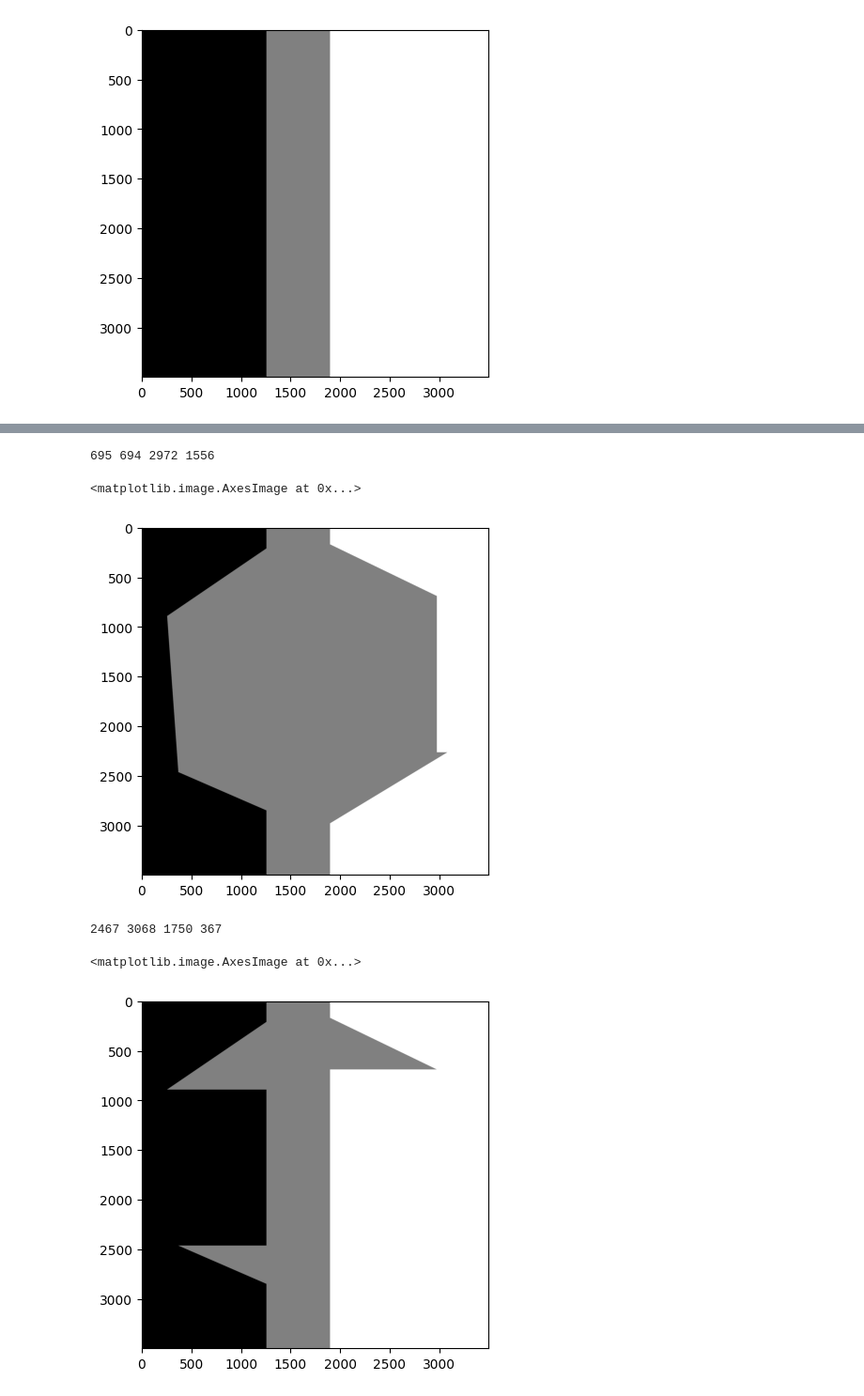
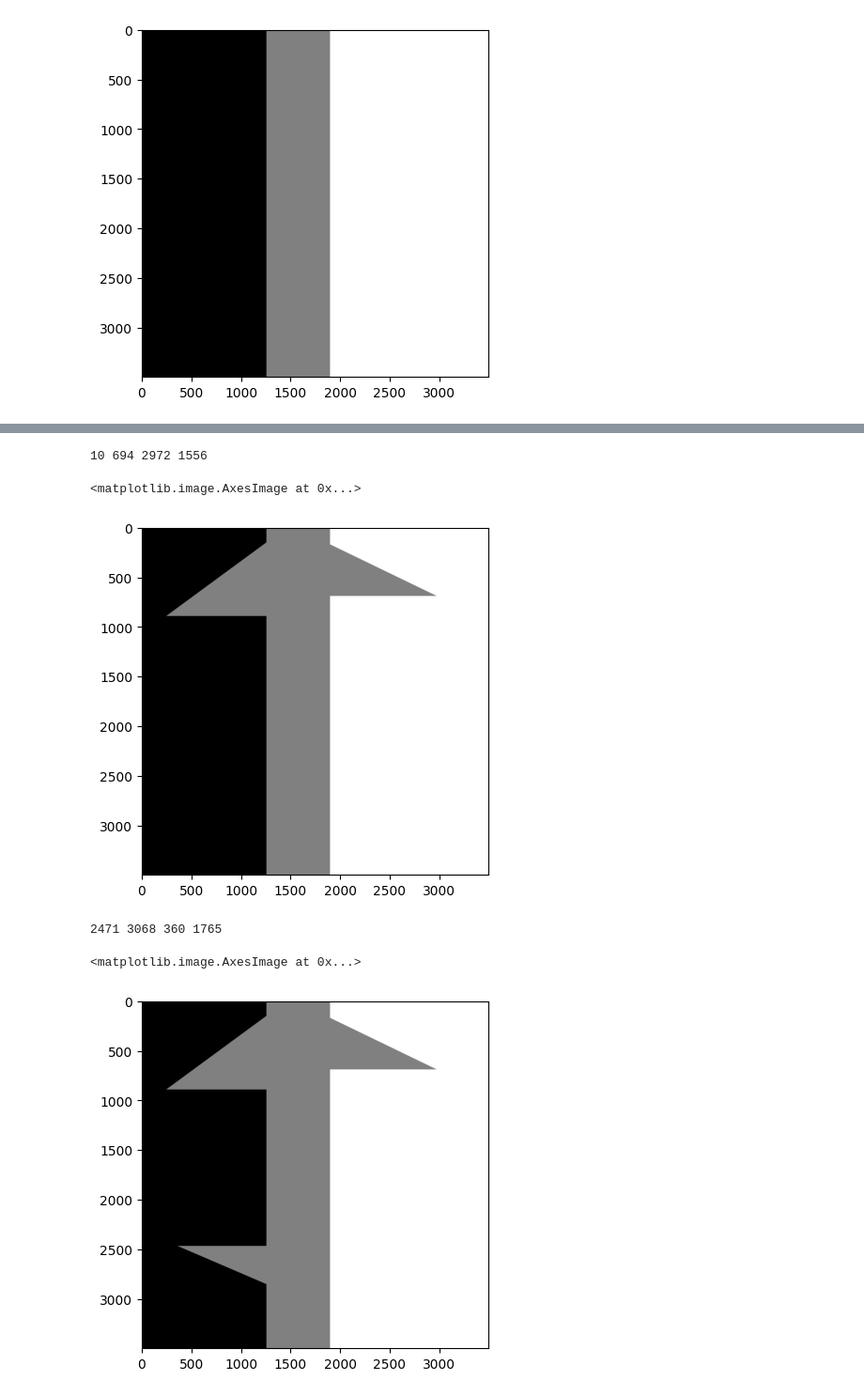
Before and after one commit to the-dennis-lab/labwide_rig, a Jupyter notebook: notebooks/generate_csv_tilepoints.ipynb, the cells around one changed output, grey strips where cells are left out. Shown at 94% size. Drawn from its saved outputs; the diff is of its cells as text; code cells hidden in the pictures.

```diff
--- a/notebooks/generate_csv_tilepoints.ipynb
+++ b/notebooks/generate_csv_tilepoints.ipynb
@@ -253,12 +254,20 @@ plt.imshow(new_ax.astype('uint8'))
 # %%
 
 # get top left triangle filled as 128
+[a,b,c,ax_b1]=utils.get_relative_vals(new_csv,"B1","B4",0)
+# want intersect of A1_top_ls/100 and ax_b1 - 60 as the top
 ls_low = int(A1_top_ls/100) #int((A1c[0]-10900)/100)
-ls_high = int((A1_top_ls+88680)/100) #a
-ax_low =  int((A1_top_ax-130203)/100) #int((A1c[1]-129900)/100) #c
+ls_high = int((A1_top_ls+88580)/100) #a
+ax_low =  int((A1_top_ax-130950)/100) #int((A1c[1]-129900)/100) #c
 ax_high = int(A1_top_ax/100) #int((A1c[1]-700)/100)
 print(ls_low,ls_high,ax_low,ax_high)
-[lss,axs] = utils.getpoints((ls_high,ax_low),(ls_low,ax_high+1)) # returns integer locations on line
+[lss,axs] = utils.getpoints((ls_high,ax_low),(ls_low,ax_high)) # returns integer locations on line
+# find intersect and use this
+for val in zip(lss,axs):
+    if val[1]==ax_b1:
+        ls_new=val[0]
+#-60 below is from empirical observation 2025.03.29 by ejd
+[lss,axs] = utils.getpoints((ls_high,ax_low),(ls_new-60,ax_b1+1)) # returns integer locations on line
 # fill from val to high_ls, ax-1 to ax
 for i in np.arange(1,len(lss)):
     if axs[i]<3500:
@@ -284,29 +293,29 @@ for i in np.arange(1,len(lss)):
         new_ax[lss[i]:ls_high,axs[i-1]:axs[i]]=128
 plt.imshow(new_ax.astype('uint8'))
 # %% [output]
-695 694 2972 1556
+10 694 2972 1556
 <matplotlib.image.AxesImage at 0x...>
-[figure, old version]
+[figure, new version]
 # %%
 # fill bottom left triangle
-ls_low = int((A1_top_ls+245680)/100) #b #int((A1c[0]+236900)/100) I think M1
-ls_high = int((A1_top_ls+305760)/100)#int(Q1c[0]/100) #int((A1c[0]+294800)/100)
+ls_low = int((A1_top_ls+246030)/100) #was int((A1_top_ls+245040)/100)
+ls_high = int((A1_top_ls+305760)/100) #int(Q1c[0]/100) #int((A1c[0]+294800)/100)
 if ls_high > 3080:
     ls_high = 3080
-ax_high = int((A1_top_ax-118912)/100) #int(Q1c[1]/100)
-ax_low =int((A1_top_ax+19410)/100)
+ax_low = int((A1_top_ax-119612)/100) #was -118912
+ax_high =int((A1_top_ax+20910)/100) #was 19610
 #ax_high = int((A1_top_ax+35280)/100) #c #int((A1c[1]-121700)/100)
 
-[lss,axs] = utils.getpoints((ls_low,ax_high),(ls_high,ax_low)) # returns integer locations on line
+[lss,axs] = utils.getpoints((ls_low,ax_low),(ls_high,ax_high)) # returns integer locations on line
 for i in np.arange(1,len(lss)):
     new_ax[ls_low:lss[i],axs[i-1]:axs[i]]=128
 print(ls_low,ls_high,ax_low,ax_high)
 
 plt.imshow(new_ax.astype('uint8'))
 # %% [output]
-2467 3068 1750 367
+2471 3068 360 1765
 <matplotlib.image.AxesImage at 0x...>
-[figure, old version]
+[figure, new version]
 # %%
 
 # fill bottom right triangle
```
Also changed, not shown: parts of 10 cells of this notebook.
